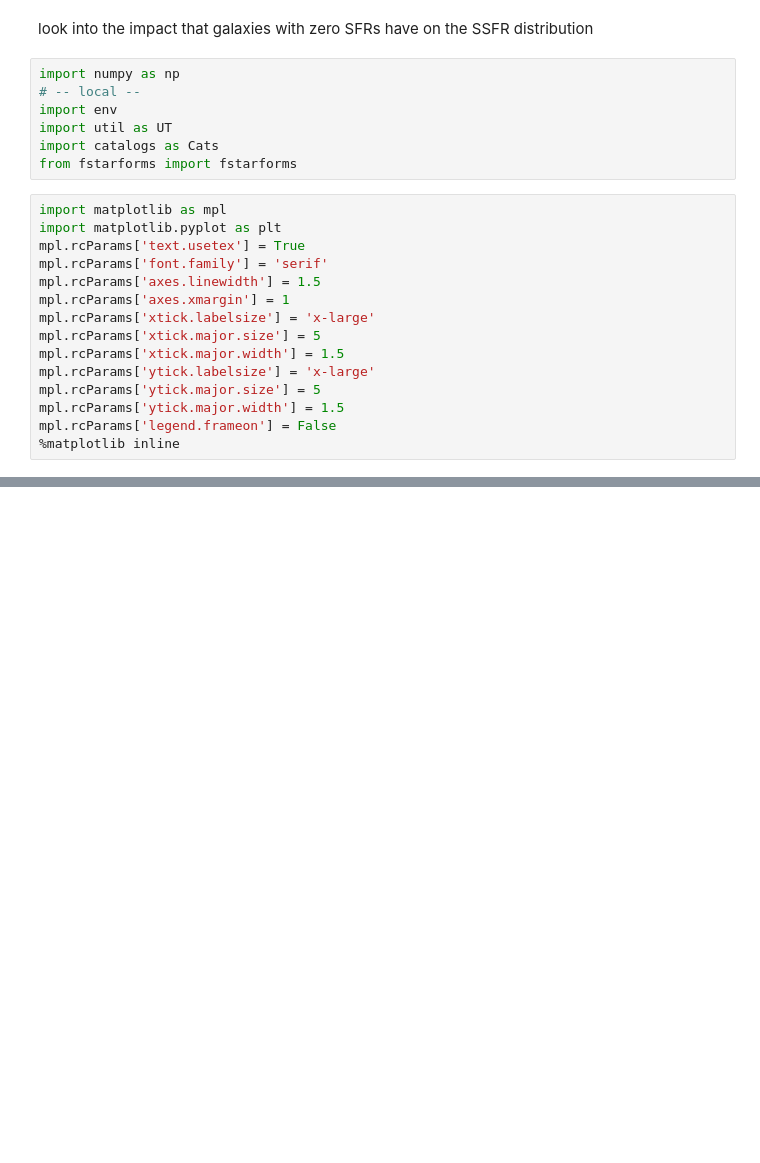
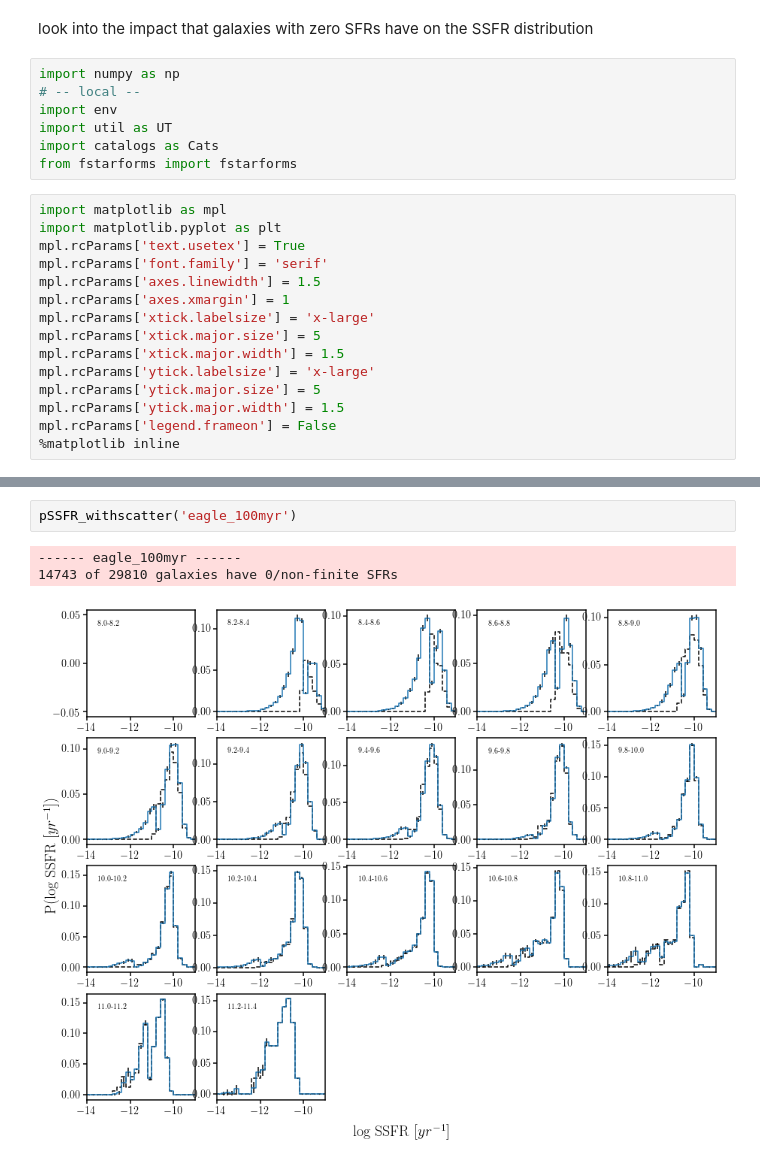
Before and after one commit to changhoonhahn/LetsTalkAboutQuench, a Jupyter notebook: letstalkaboutquench/notebooks/notes_pSSFR_withzeros.ipynb, the cells around one changed output, grey strips where cells are left out. Drawn from its saved outputs; the diff is of its cells as text; blank space fills up the shorter version.

```diff
--- a/letstalkaboutquench/notebooks/notes_pSSFR_withzeros.ipynb
+++ b/letstalkaboutquench/notebooks/notes_pSSFR_withzeros.ipynb
@@ -102,0 +160,6 @@ pSSFR_withzeros('scsam_inst')
+# %%
+pSSFR_withscatter('eagle_100myr')
+# %% [output]
+------ eagle_100myr ------
+14743 of 29810 galaxies have 0/non-finite SFRs
+[figure, added]
```
Also changed, not shown: parts of 12 cells of this notebook.
